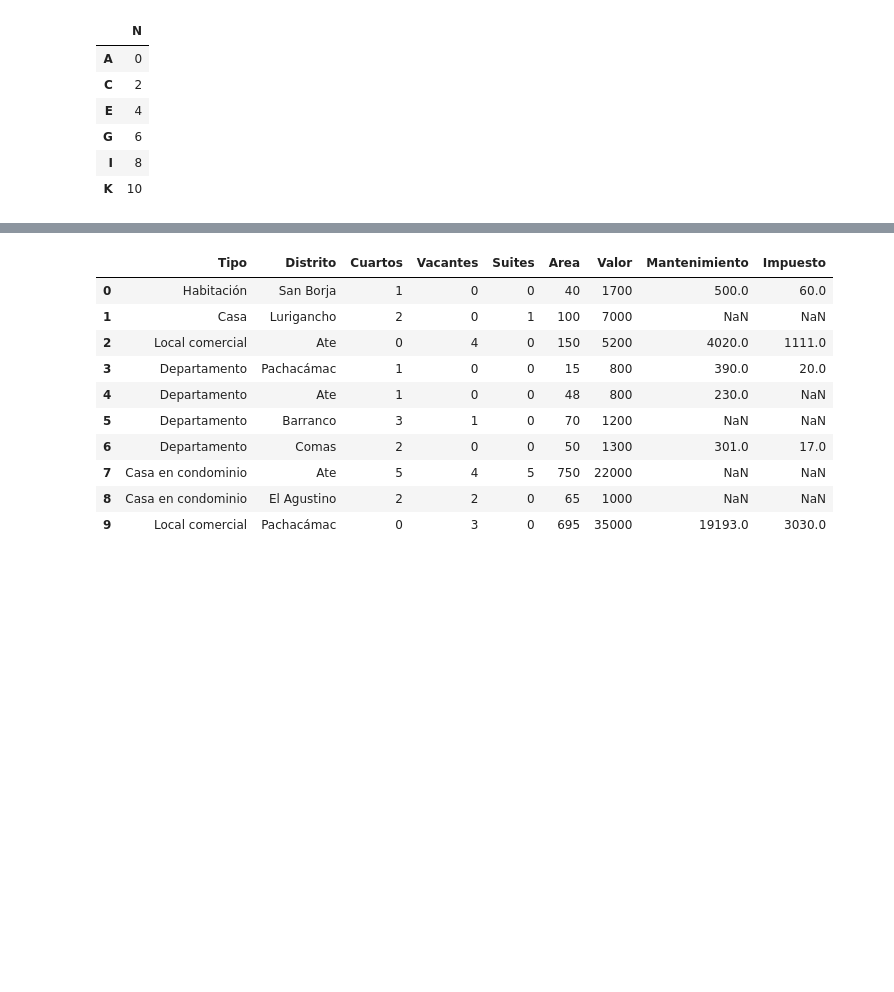
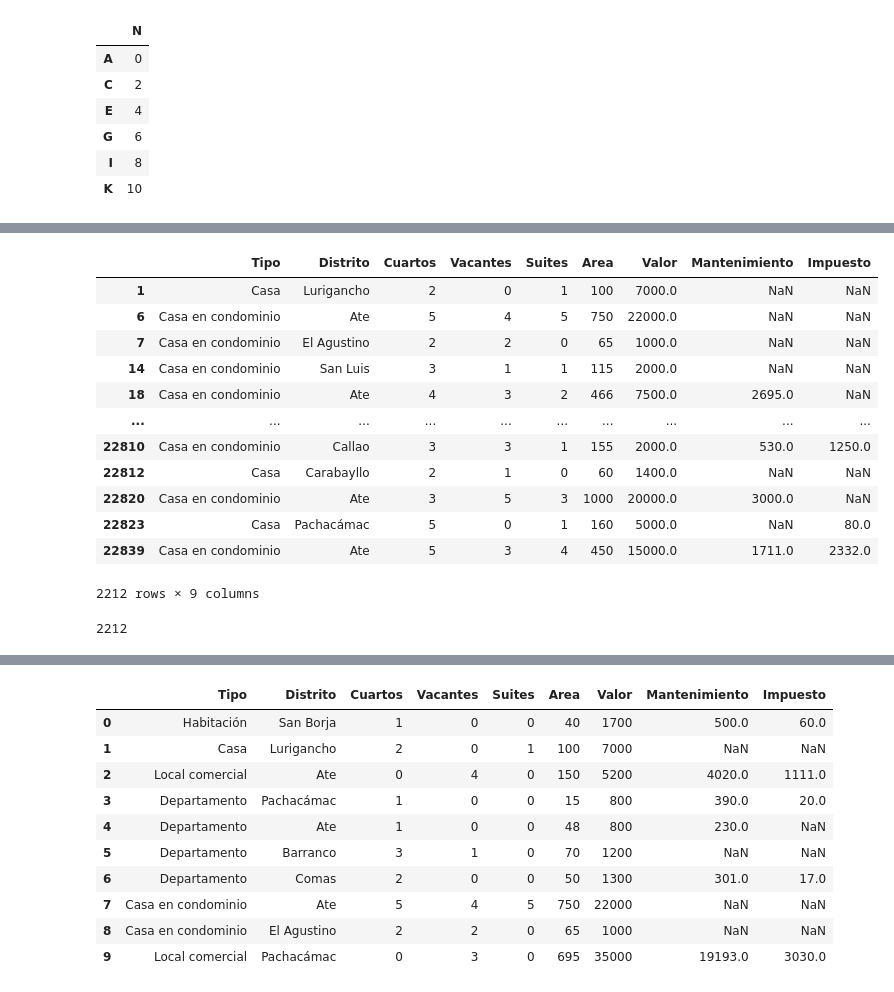
Before and after one commit to SABRIS13/Introduction-to-Data-Science, a Jupyter notebook: Repaso_Pandas_2.ipynb, the cells around one changed output, grey strips where cells are left out. Cells and saved outputs as stored; diff of their text form; code cells hidden in the pictures; blank space fills up the shorter version.

```diff
--- a/Repaso_Pandas_2.ipynb
+++ b/Repaso_Pandas_2.ipynb
@@ -389,0 +454,24 @@ df
+# %%
+#Seleccionar inmueles clasificados con tipo: Casa, Casa en condominio y Casa de villa
+seleccion2= db[(db['Tipo'] =='Casa') | (db['Tipo'] =='Casa en condominio') |(db['Tipo'] =='Casa de villa')]
+seleccion2
+# %% [output]
+|  | Tipo | Distrito | Cuartos | Vacantes | Suites | Area | Valor | Mantenimiento | Impuesto |
+| 1 | Casa | Lurigancho | 2 | 0 | 1 | 100 | 7000.0 | NaN | NaN |
+| 6 | Casa en condominio | Ate | 5 | 4 | 5 | 750 | 22000.0 | NaN | NaN |
+| 7 | Casa en condominio | El Agustino | 2 | 2 | 0 | 65 | 1000.0 | NaN | NaN |
+| 14 | Casa en condominio | San Luis | 3 | 1 | 1 | 115 | 2000.0 | NaN | NaN |
+| 18 | Casa en condominio | Ate | 4 | 3 | 2 | 466 | 7500.0 | 2695.0 | NaN |
+| ... | ... | ... | ... | ... | ... | ... | ... | ... | ... |
+| 22810 | Casa en condominio | Callao | 3 | 3 | 1 | 155 | 2000.0 | 530.0 | 1250.0 |
+| 22812 | Casa | Carabayllo | 2 | 1 | 0 | 60 | 1400.0 | NaN | NaN |
+| 22820 | Casa en condominio | Ate | 3 | 5 | 3 | 1000 | 20000.0 | 3000.0 | NaN |
+| 22823 | Casa | Pachacámac | 5 | 0 | 1 | 160 | 5000.0 | NaN | 80.0 |
+| 22839 | Casa en condominio | Ate | 5 | 3 | 4 | 450 | 15000.0 | 1711.0 | 2332.0 |
+2212 rows × 9 columns
+# %%
+#Frecuencia de criterio anterior
+n2=seleccion2.shape[0]
+n2
+# %% [output]
+2212
```
Also changed, not shown: parts of 49 cells of this notebook.
